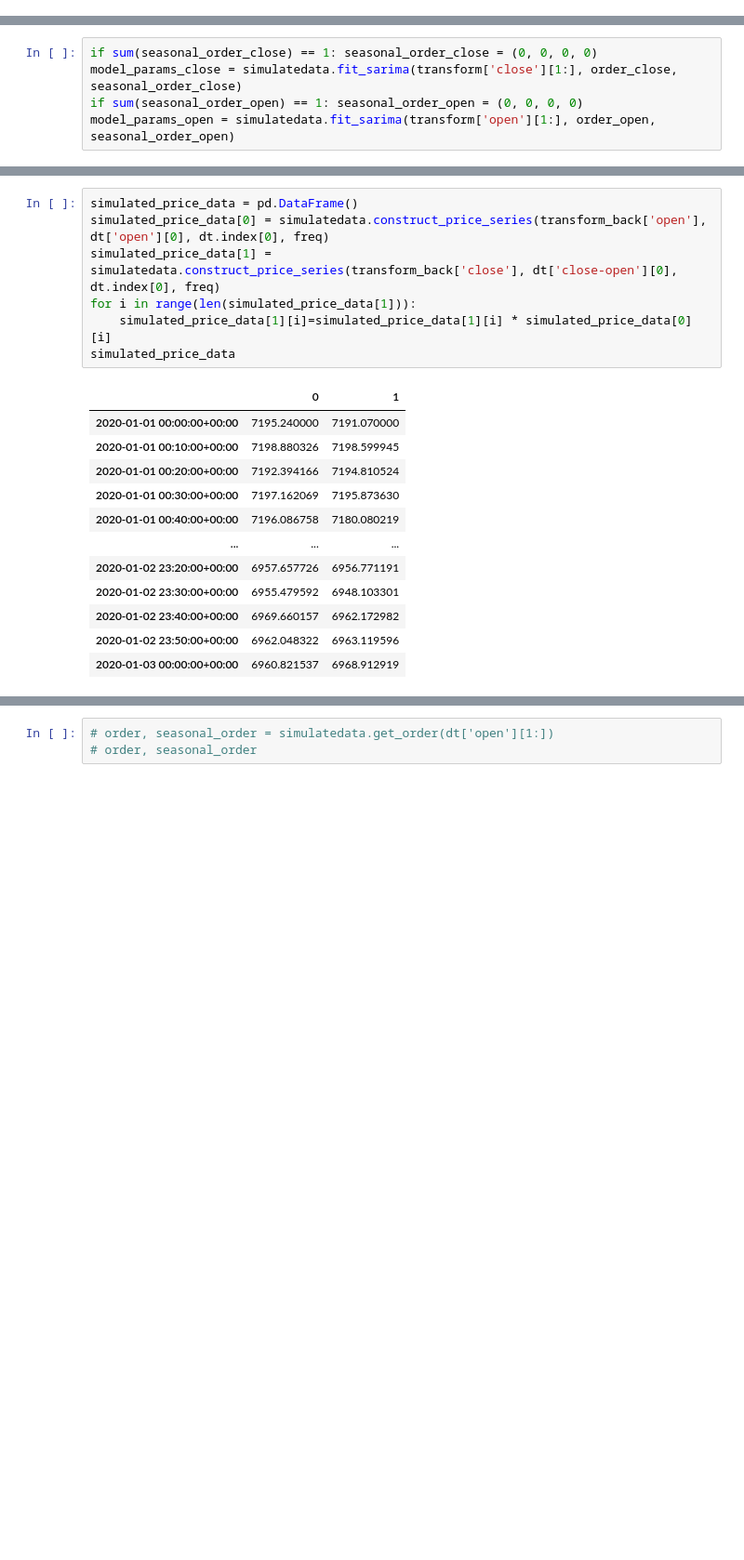
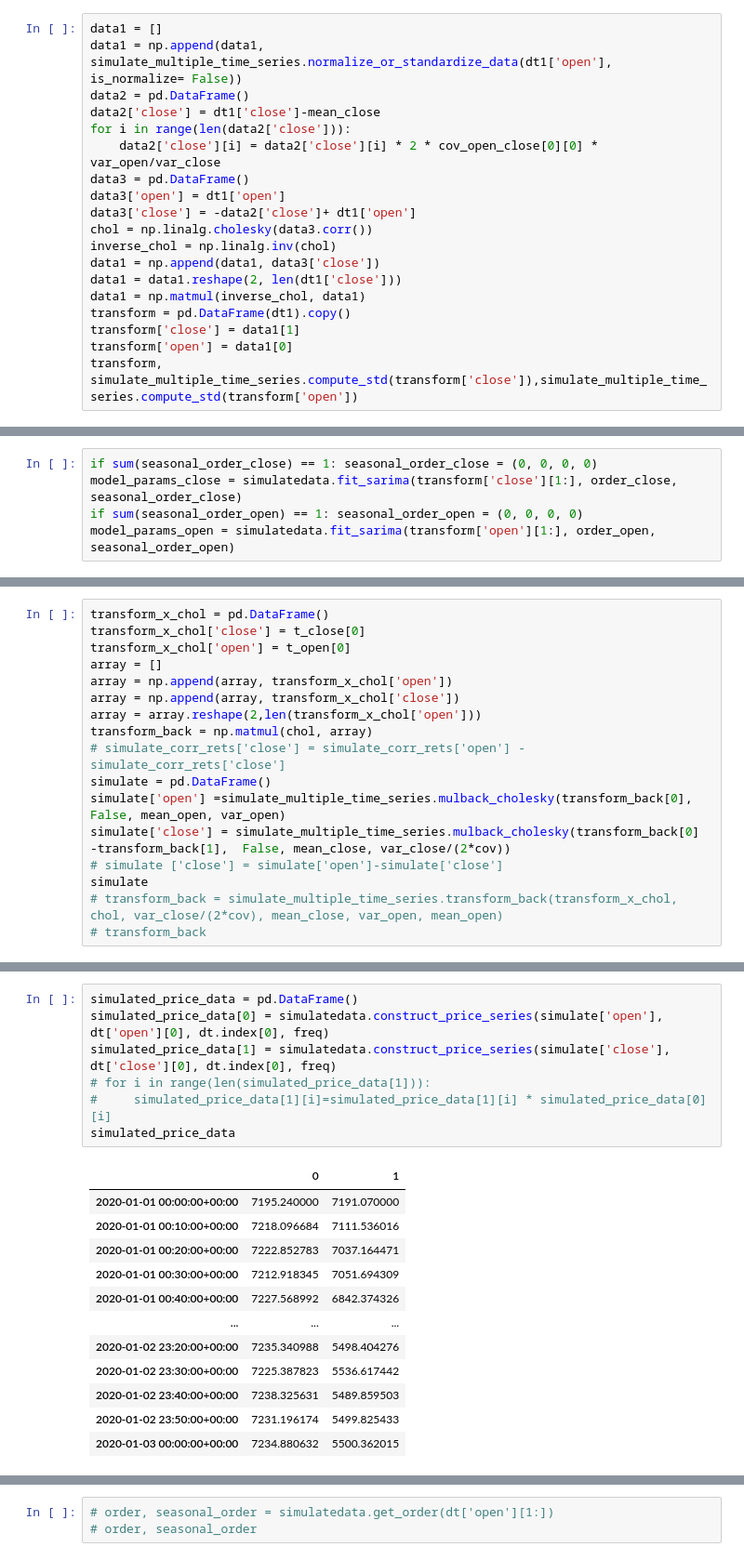
Before and after one commit to Bin1711/Binance, a Jupyter notebook: simulation_test.ipynb, the cells around one changed output, grey strips where cells are left out. Shown: that part at 93% size. Cells and saved outputs as stored; diff of their text form; blank space fills up the shorter version.

```diff
--- a/simulation_test.ipynb
+++ b/simulation_test.ipynb
@@ -102,0 +92,19 @@ transform
+# %%
+data1 = []
+data1 = np.append(data1, simulate_multiple_time_series.normalize_or_standardize_data(dt1['open'], is_normalize= False))
+data2 = pd.DataFrame()
+data2['close'] = dt1['close']-mean_close
+for i in range(len(data2['close'])):
+    data2['close'][i] = data2['close'][i] * 2 * cov_open_close[0][0] * var_open/var_close
+data3 = pd.DataFrame()
+data3['open'] = dt1['open']
+data3['close'] = -data2['close']+ dt1['open']
+chol = np.linalg.cholesky(data3.corr())
+inverse_chol = np.linalg.inv(chol)
+data1 = np.append(data1, data3['close'])
+data1 = data1.reshape(2, len(dt1['close']))
+data1 = np.matmul(inverse_chol, data1)
+transform = pd.DataFrame(dt1).copy()
+transform['close'] = data1[1]
+transform['open'] = data1[0]
+transform, simulate_multiple_time_series.compute_std(transform['close']),simulate_multiple_time_series.compute_std(transform['open'])
@@ -151,0 +162,17 @@ transform_back
+# %%
+transform_x_chol = pd.DataFrame()
+transform_x_chol['close'] = t_close[0]
+transform_x_chol['open'] = t_open[0]
+array = []
+array = np.append(array, transform_x_chol['open'])
+array = np.append(array, transform_x_chol['close'])
+array = array.reshape(2,len(transform_x_chol['open']))
+transform_back = np.matmul(chol, array)
+# simulate_corr_rets['close'] = simulate_corr_rets['open'] - simulate_corr_rets['close']
+simulate = pd.DataFrame()
+simulate['open'] =simulate_multiple_time_series.mulback_cholesky(transform_back[0],  False, mean_open, var_open)
+simulate['close'] = simulate_multiple_time_series.mulback_cholesky(transform_back[0] -transform_back[1],  False, mean_close, var_close/(2*cov))
+# simulate ['close'] = simulate['open']-simulate['close']
+simulate
+# transform_back = simulate_multiple_time_series.transform_back(transform_x_chol, chol, var_close/(2*cov), mean_close, var_open, mean_open)
+# transform_back
@@ -164,23 +205,23 @@ dt1.corr()
 # %%
 simulated_price_data = pd.DataFrame()
-simulated_price_data[0] = simulatedata.construct_price_series(transform_back['open'], dt['open'][0], dt.index[0], freq)
-simulated_price_data[1] = simulatedata.construct_price_series(transform_back['close'], dt['close-open'][0], dt.index[0], freq)
-for i in range(len(simulated_price_data[1])):
-    simulated_price_data[1][i]=simulated_price_data[1][i] * simulated_price_data[0][i]
+simulated_price_data[0] = simulatedata.construct_price_series(simulate['open'], dt['open'][0], dt.index[0], freq)
+simulated_price_data[1] = simulatedata.construct_price_series(simulate['close'], dt['close'][0], dt.index[0], freq)
+# for i in range(len(simulated_price_data[1])):
+#     simulated_price_data[1][i]=simulated_price_data[1][i] * simulated_price_data[0][i]
 simulated_price_data
 # %% [output]
 |  | 0 | 1 |
 | 2020-01-01 00:00:00+00:00 | 7195.240000 | 7191.070000 |
-| 2020-01-01 00:10:00+00:00 | 7198.880326 | 7198.599945 |
-| 2020-01-01 00:20:00+00:00 | 7192.394166 | 7194.810524 |
-| 2020-01-01 00:30:00+00:00 | 7197.162069 | 7195.873630 |
-| 2020-01-01 00:40:00+00:00 | 7196.086758 | 7180.080219 |
+| 2020-01-01 00:10:00+00:00 | 7218.096684 | 7111.536016 |
+| 2020-01-01 00:20:00+00:00 | 7222.852783 | 7037.164471 |
+| 2020-01-01 00:30:00+00:00 | 7212.918345 | 7051.694309 |
+| 2020-01-01 00:40:00+00:00 | 7227.568992 | 6842.374326 |
 | ... | ... | ... |
-| 2020-01-02 23:20:00+00:00 | 6957.657726 | 6956.771191 |
-| 2020-01-02 23:30:00+00:00 | 6955.479592 | 6948.103301 |
-| 2020-01-02 23:40:00+00:00 | 6969.660157 | 6962.172982 |
-| 2020-01-02 23:50:00+00:00 | 6962.048322 | 6963.119596 |
-| 2020-01-03 00:00:00+00:00 | 6960.821537 | 6968.912919 |
+| 2020-01-02 23:20:00+00:00 | 7235.340988 | 5498.404276 |
+| 2020-01-02 23:30:00+00:00 | 7225.387823 | 5536.617442 |
+| 2020-01-02 23:40:00+00:00 | 7238.325631 | 5489.859503 |
+| 2020-01-02 23:50:00+00:00 | 7231.196174 | 5499.825433 |
+| 2020-01-03 00:00:00+00:00 | 7234.880632 | 5500.362015 |
 289 rows × 2 columns
 # %%
 simulatedata.Evaluate_performance(dt['open'], simulated_price_data, lags=30)
```
Also changed, not shown: parts of 14 cells of this notebook.
